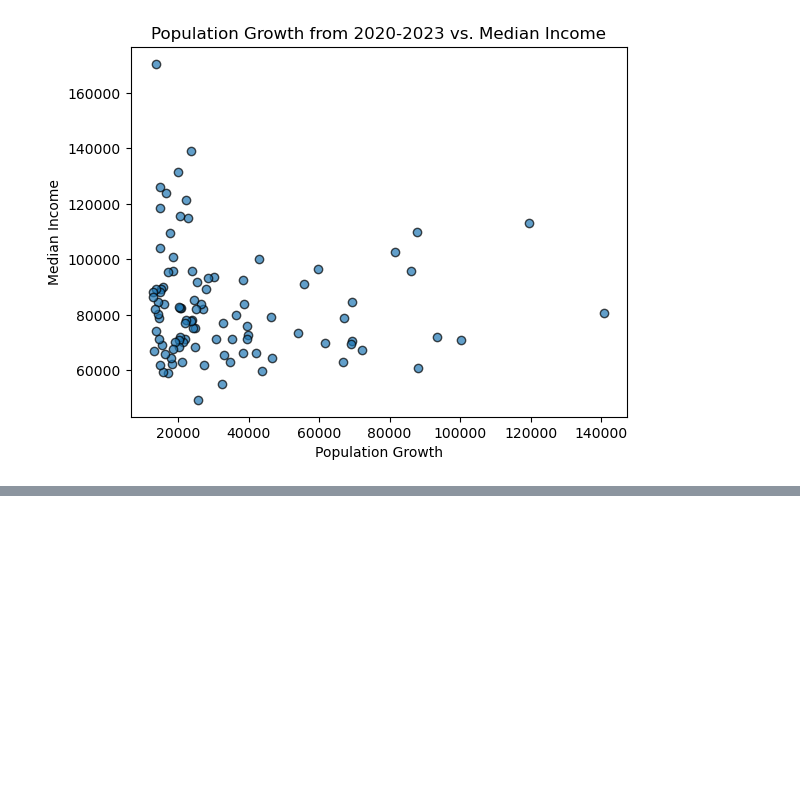
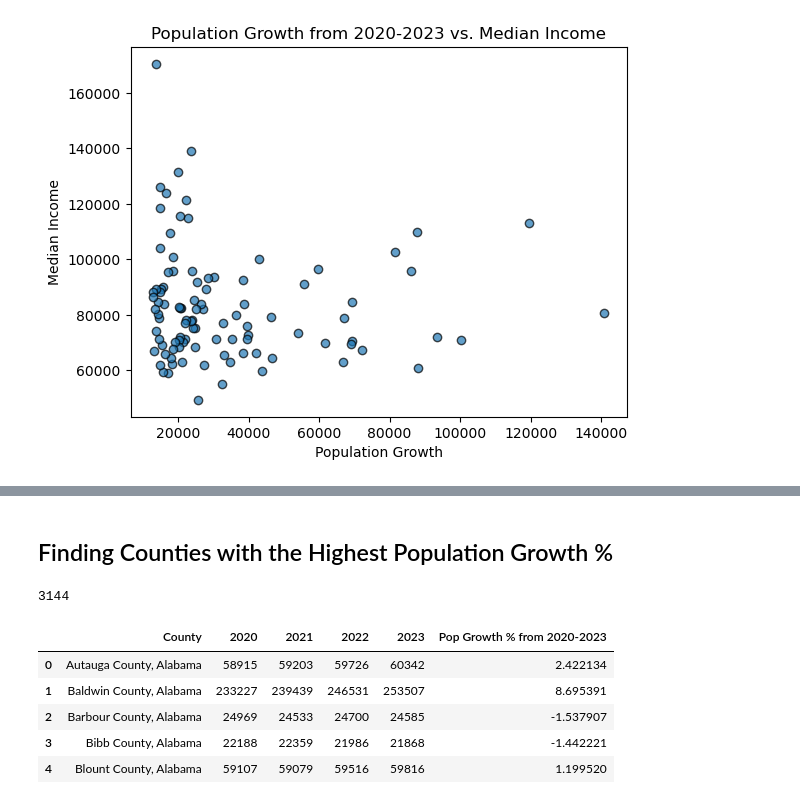
Before and after one commit to smsimba225/Project_1, a Jupyter notebook: Project1_Owen.ipynb, the cells around one changed output, grey strips where cells are left out. Saved outputs shown, nothing was run; the diff lists cells and outputs as text; code cells hidden in the pictures; blank space fills up the shorter version.

```diff
--- a/Project1_Owen.ipynb
+++ b/Project1_Owen.ipynb
@@ -212,3 +216,19 @@ mapplot = pop100_mapplot.hvplot.points('Longitude', 'Latitude', geo=True, tiles=
 mapplot
 # %% [output]
 [interactive output not drawn]
+# %% [markdown]
+## Finding Counties with the Highest Population Growth %
+# %%
+len(pop_growth_percent)
+# %% [output]
+3144
+# %%
+pop_growth_percent['Pop Growth % from 2020-2023']=population_county_pd['2023']/population_county_pd['2020']*100-100
+pop_growth_percent.head()
+# %% [output]
+|  | County | 2020 | 2021 | 2022 | 2023 | Pop Growth % from 2020-2023 |
+| 0 | Autauga County, Alabama | 58915 | 59203 | 59726 | 60342 | 2.422134 |
+| 1 | Baldwin County, Alabama | 233227 | 239439 | 246531 | 253507 | 8.695391 |
+| 2 | Barbour County, Alabama | 24969 | 24533 | 24700 | 24585 | -1.537907 |
+| 3 | Bibb County, Alabama | 22188 | 22359 | 21986 | 21868 | -1.442221 |
+| 4 | Blount County, Alabama | 59107 | 59079 | 59516 | 59816 | 1.199520 |
```
Also changed, not shown: parts of 13 cells of this notebook, 2 other files.
